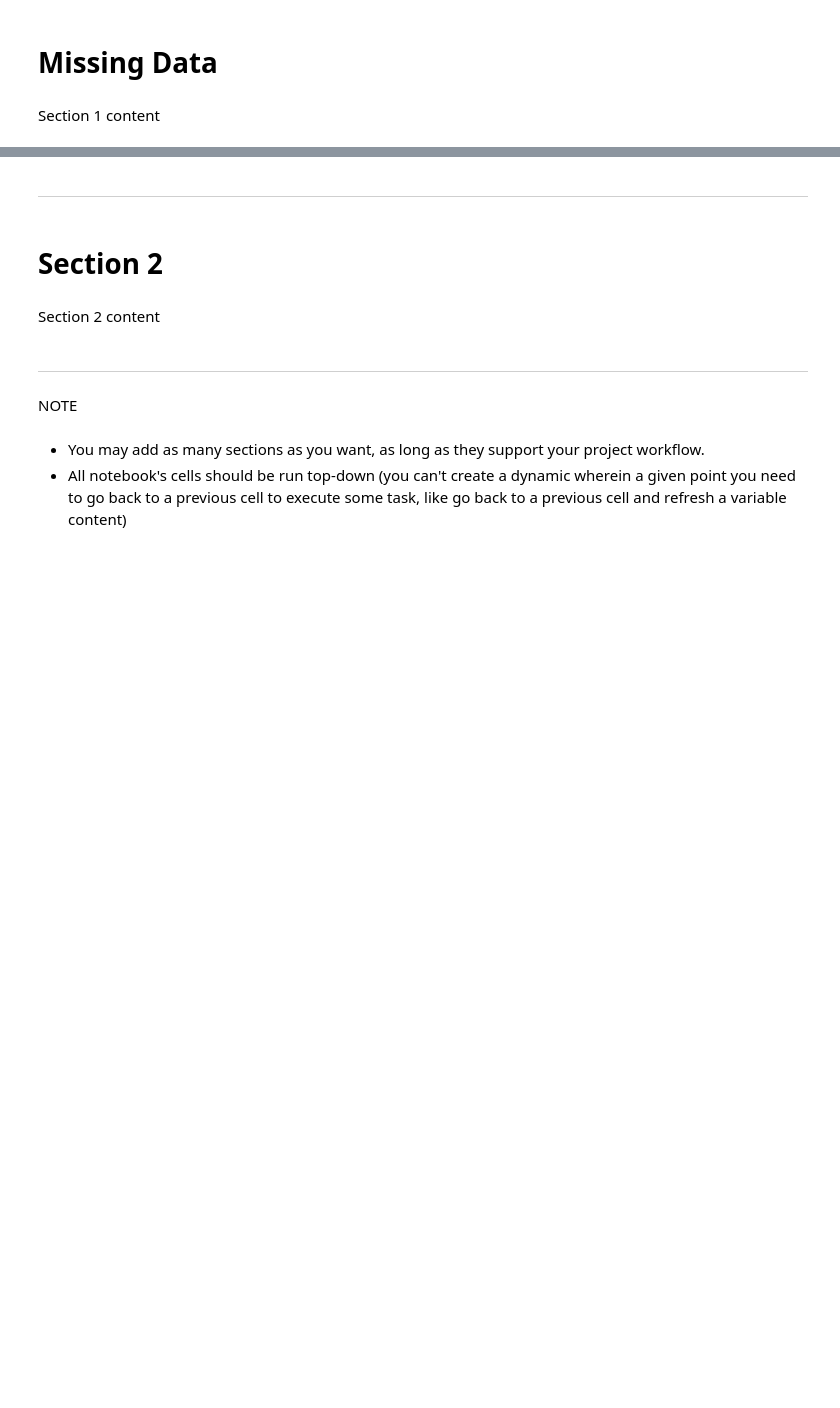
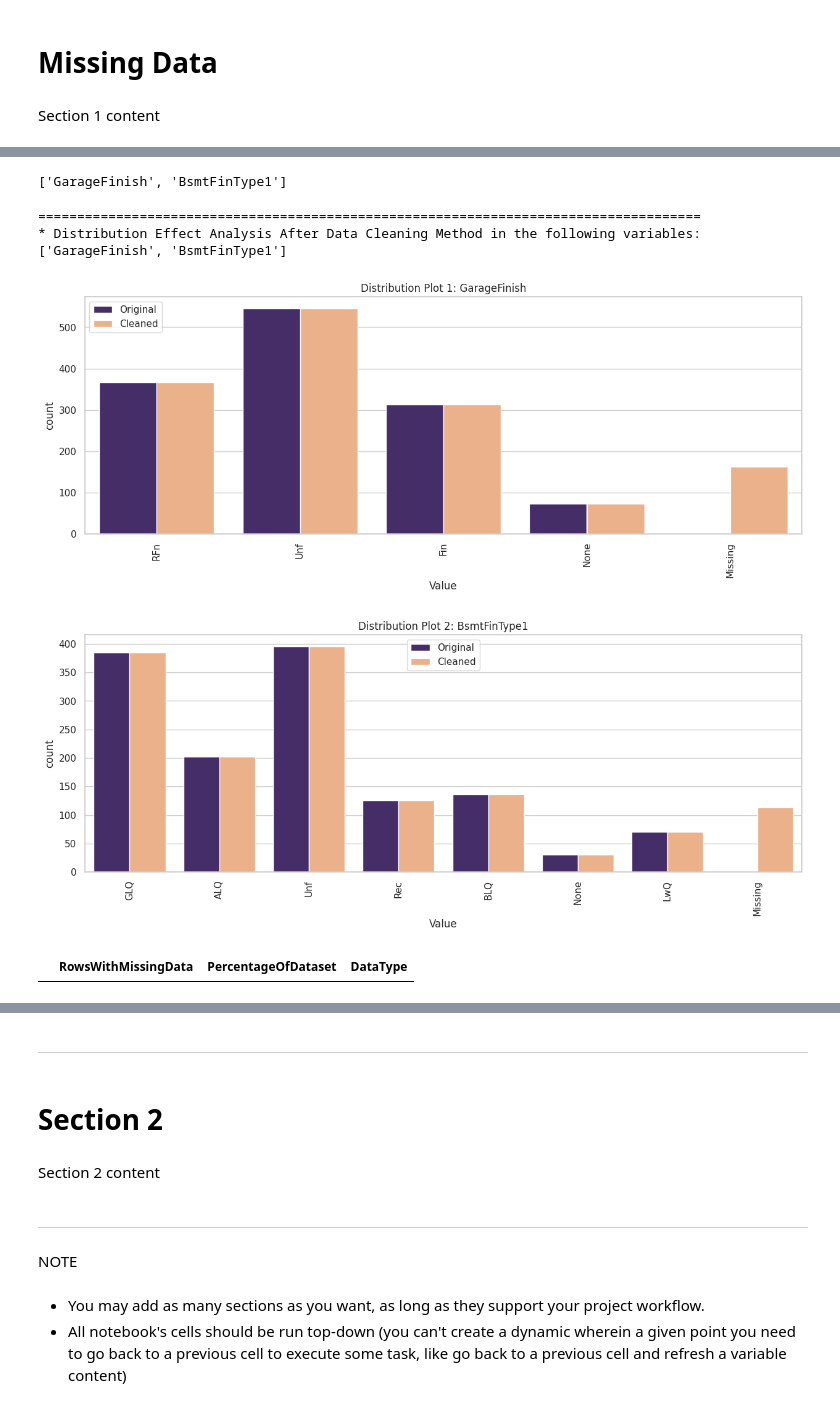
Before and after one commit to JL-14/milestone-project-housing-issues, a Jupyter notebook: jupyter_notebooks/Notebook_2_DataCleaning.ipynb, the cells around one changed output, grey strips where cells are left out. Cells and saved outputs as stored; diff of their text form; code cells hidden in the pictures; blank space fills up the shorter version.

```diff
--- a/jupyter_notebooks/Notebook_2_DataCleaning.ipynb
+++ b/jupyter_notebooks/Notebook_2_DataCleaning.ipynb
@@ -38,0 +240,42 @@ Section 1 content
+# %%
+# Apply Missing computation to missing categorical variables
+from feature_engine.imputation import CategoricalImputer
+
+variables_method_cat = ['GarageFinish', 'BsmtFinType1']
+variables_method_cat
+# %% [output]
+['GarageFinish', 'BsmtFinType1']
+# %%
+imputer_cat = CategoricalImputer(imputation_method='missing',fill_value='Missing',
+                             variables=variables_method_cat)
+
+df_method_cat = imputer_cat.fit_transform(df_houseprices_cleaned)
+# %%
+# Assess impact on categorical variables of replacing missing data with 'Missing'
+DataCleaningEffect(df_houseprices_original,
+                   df_method_cat,
+                   variables_applied_with_method=variables_method_cat)
+# %% [output]
+=====================================================================================
+* Distribution Effect Analysis After Data Cleaning Method in the following variables:
+['GarageFinish', 'BsmtFinType1']
+[figure, added]
+[figure, added]
+# %%
+def EvaluateMissingData(df_method_cat):
+  missing_data_absolute = df_method_cat.isnull().sum()
+  missing_data_percentage = round(missing_data_absolute/len(df_method_cat)*100, 2)
+  df_missing_data = (pd.DataFrame(
+              data={"RowsWithMissingData": missing_data_absolute,
+                  "PercentageOfDataset": missing_data_percentage,
+                  "DataType": df_method_cat.dtypes}
+                  )
+             .sort_values(by=['PercentageOfDataset'], ascending=False)
+             .query("PercentageOfDataset > 0")
+             )
+
+  return df_missing_data
+
+EvaluateMissingData(df_method_cat)
+# %% [output]
+|  | RowsWithMissingData | PercentageOfDataset | DataType |
```
Also changed, not shown: parts of 19 cells of this notebook.
